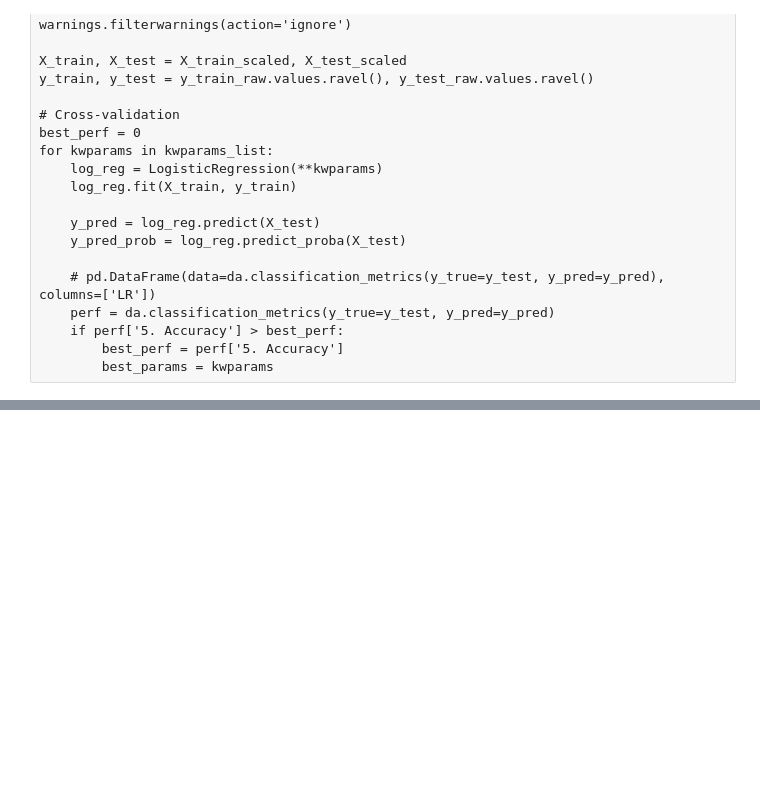
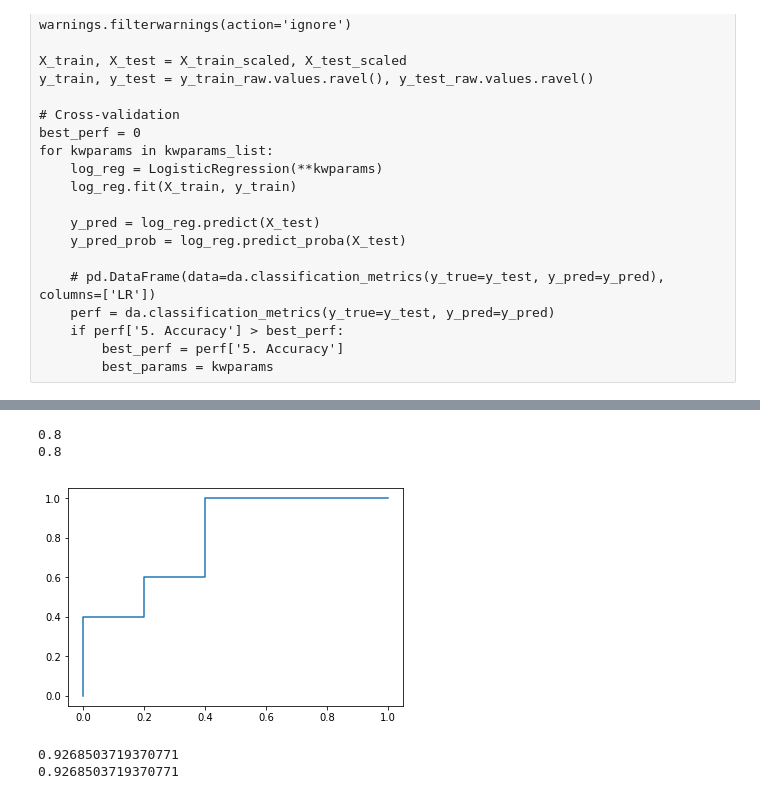
Before and after one commit to EduSRamos/Lab-IV_BitcoinTrend, a Jupyter notebook: 3_Machine_Learning/ML_Reference.ipynb, the cells around one changed output, grey strips where cells are left out. Saved outputs shown, nothing was run; the diff lists cells and outputs as text; code cells hidden in the pictures; blank space fills up the shorter version.

```diff
--- a/3_Machine_Learning/ML_Reference.ipynb
+++ b/3_Machine_Learning/ML_Reference.ipynb
@@ -149,0 +205,49 @@ for kwparams in kwparams_list:
+# %%
+y_real = [  0,   1,    1,    0,   1,   0,    0,    1,    1,    0]
+y_prob = [0.1, 0.9, 0.55, 0.48, 0.7, 0.2, 0.33, 0.46, 0.44, 0.58]
+
+y_real = np.array(y_real)
+y_prob = np.array(y_prob)
+
+np.sort(y_prob)
+
+tpr = [1]
+fpr = [1]
+for threshold in np.sort(y_prob):
+    y_pred = (y_prob >=threshold).astype(int)
+    tn, fp, fn, tp = skm.confusion_matrix(y_true=y_real, y_pred=y_pred).ravel()
+    tpr.append(float(tp/(tp+fn)))
+    fpr.append(float(fp/(fp+tn)))
+
+tpr.append(0)
+fpr.append(0)
+plt.plot(fpr,tpr)
+print(skm.auc(x=fpr, y=tpr))
+print(skm.roc_auc_score(y_true=y_real, y_score=y_prob))
+# %% [output]
+0.8
+0.8
+[figure, added]
+# %%
+import numpy as np
+import sklearn.metrics as skm
+
+np.random.seed(12)
+m = 100
+pred = np.random.rand(1000,1)
+real = np.random.rand(1000,1)
+pred = real + np.random.randn(1000,1)*0.2
+y_pred_prob = np.concatenate((1-pred, pred), axis=1)
+y_real = np.round(real)
+
+y_pred_prob = y_pred_prob[:,1] # selects class 1
+# y_pred_prob[y_pred_prob<0]=0.000001
+# y_pred_prob[y_pred_prob>1]=0.999999
+
+
+false_positive_rate, true_positive_rate, thresholds = skm.roc_curve(y_real, y_pred_prob)
+print(skm.auc(false_positive_rate, true_positive_rate))
+print(skm.roc_auc_score(y_real, y_pred_prob))
+# %% [output]
+0.9268503719370771
+0.9268503719370771
```
Also changed, not shown: parts of 2 cells of this notebook, 3 other files.
